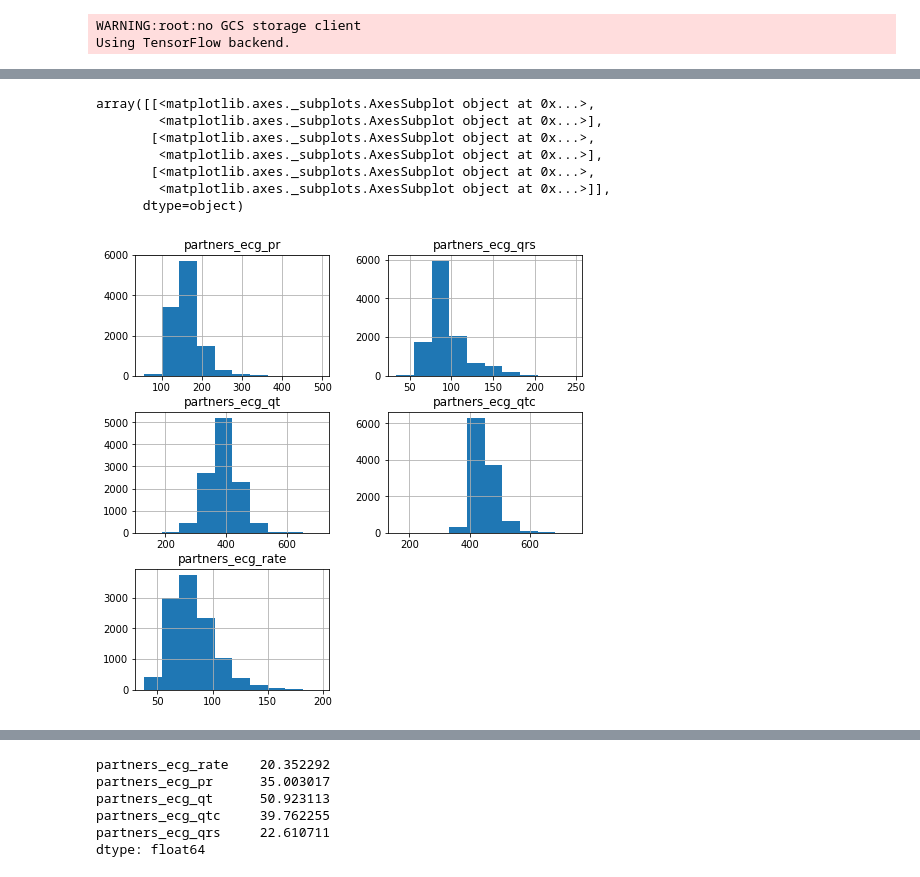
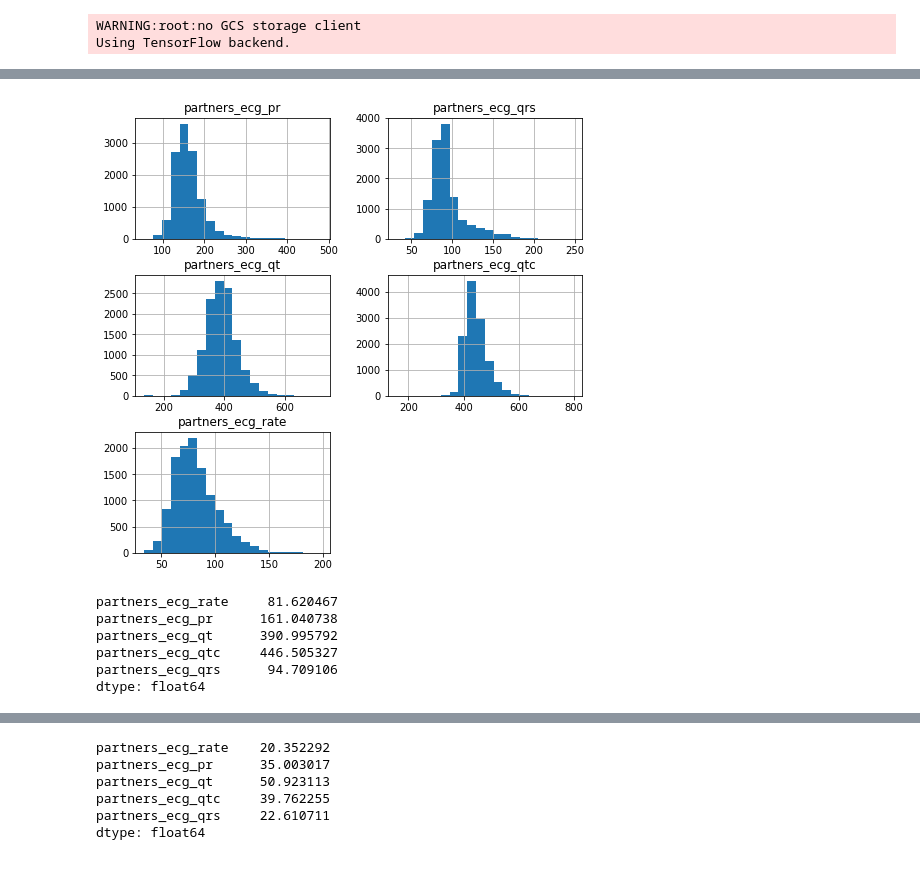
Before and after one commit to broadinstitute/ml4h, a Jupyter notebook: notebooks/ecg/ecg_partners.ipynb, the cells around one changed output, grey strips where cells are left out. Drawn from its saved outputs; the diff is of its cells as text; code cells hidden in the pictures.

```diff
--- a/notebooks/ecg/ecg_partners.ipynb
+++ b/notebooks/ecg/ecg_partners.ipynb
@@ -81,14 +95,18 @@ dd
 # %%
 %matplotlib inline
-dd.hist(figsize=(8, 8))
+import matplotlib.pyplot as plt
+ax = dd.hist(figsize=(8, 8), bins=20)
+plt.savefig("/home/erik/histograms.png")
 # %% [output]
-array([[<matplotlib.axes._subplots.AxesSubplot object at 0x...>,
-        <matplotlib.axes._subplots.AxesSubplot object at 0x...>],
-       [<matplotlib.axes._subplots.AxesSubplot object at 0x...>,
-        <matplotlib.axes._subplots.AxesSubplot object at 0x...>],
-       [<matplotlib.axes._subplots.AxesSubplot object at 0x...>,
-        <matplotlib.axes._subplots.AxesSubplot object at 0x...>]],
-      dtype=object)
-[figure, old version]
+[figure, new version]
+# %%
+tmaps_by_sample_id(tensor_folder="/home/erik/partners_ecg/hd5/2019-01", sample_id: "006558841-2019-01-26-12-47-23.hd5", tmaps="partners_ecg_")
+# %% [output]
+partners_ecg_rate     81.620467
+partners_ecg_pr      161.040738
+partners_ecg_qt      390.995792
+partners_ecg_qtc     446.505327
+partners_ecg_qrs      94.709106
+dtype: float64
 # %%
 dd.mean()
```
Also changed, not shown: parts of 5 cells of this notebook, 4 other files.
